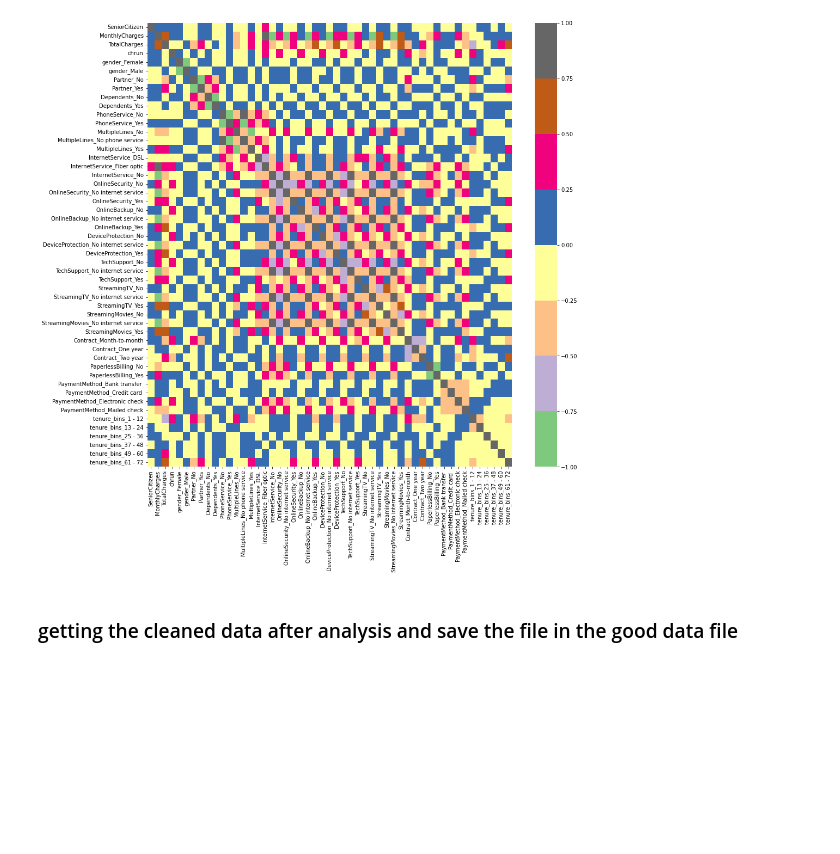
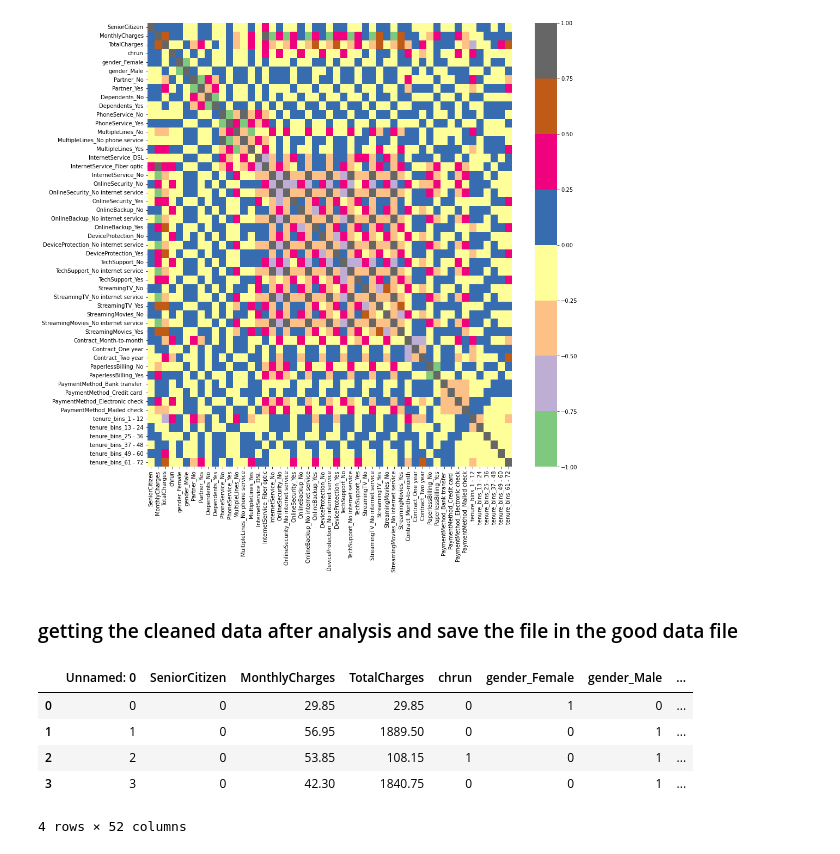
Before and after one commit to rangaomkaram/Chrun_analysis, a Jupyter notebook: EDA/Chrun_Analysis.ipynb, the cells around one changed output. Saved outputs shown, nothing was run; the diff lists cells and outputs as text; code cells hidden in the pictures; blank space fills up the shorter version.

```diff
--- a/EDA/Chrun_Analysis.ipynb
+++ b/EDA/Chrun_Analysis.ipynb
@@ -481,3 +481,14 @@ sns.heatmap(dummy_telco_df.corr(),cmap='Accent')
 ### getting the cleaned data after analysis and save the file in the good data file
 # %%
 dummy_telco_df.to_csv(r"C:\Users\omkar\PYTHON_PROJECTS\ZUMMIT\telecom_Chrun_Analysis\GoodData\telecom_Churn_Cleaned_data.csv")
+# %%
+df1 = pd.read_csv(r"C:\Users\omkar\PYTHON_PROJECTS\ZUMMIT\telecom_Chrun_Analysis\GoodData\telecom_Churn_Cleaned_data.csv")
+# %%
+df1.head(4)
+# %% [output]
+|  | Unnamed: 0 | SeniorCitizen | MonthlyCharges | TotalCharges | chrun | gender_Female | gender_Male | ... |
+| 0 | 0 | 0 | 29.85 | 29.85 | 0 | 1 | 0 | ... |
+| 1 | 1 | 0 | 56.95 | 1889.50 | 0 | 0 | 1 | ... |
+| 2 | 2 | 0 | 53.85 | 108.15 | 1 | 0 | 1 | ... |
+| 3 | 3 | 0 | 42.30 | 1840.75 | 0 | 0 | 1 | ... |
+4 rows × 52 columns
```
Also changed, not shown: parts of 1 cell of this notebook, 1 other file.
